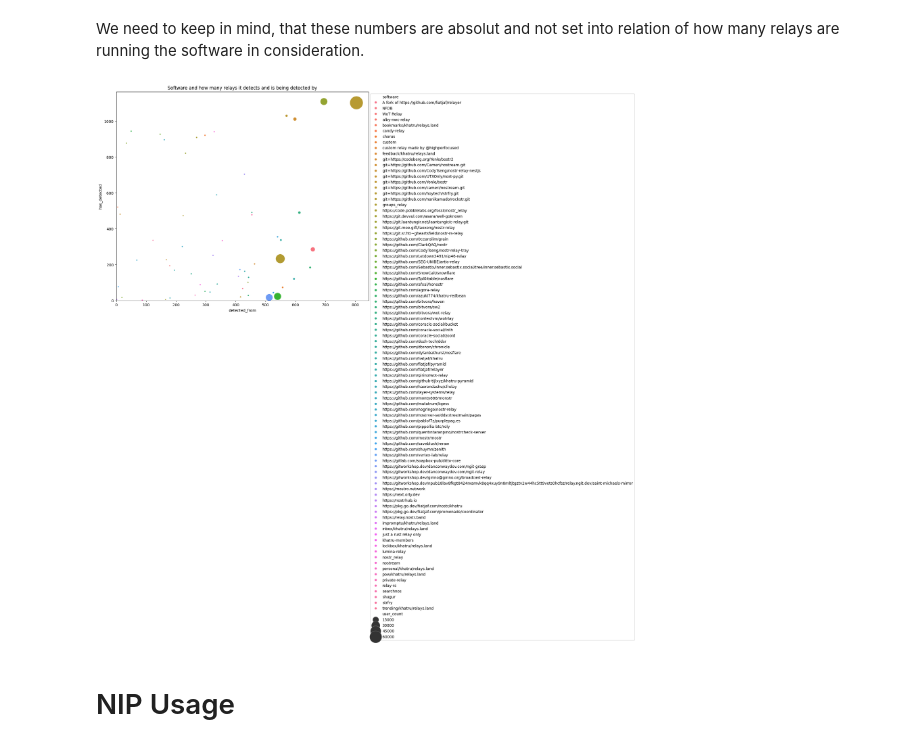
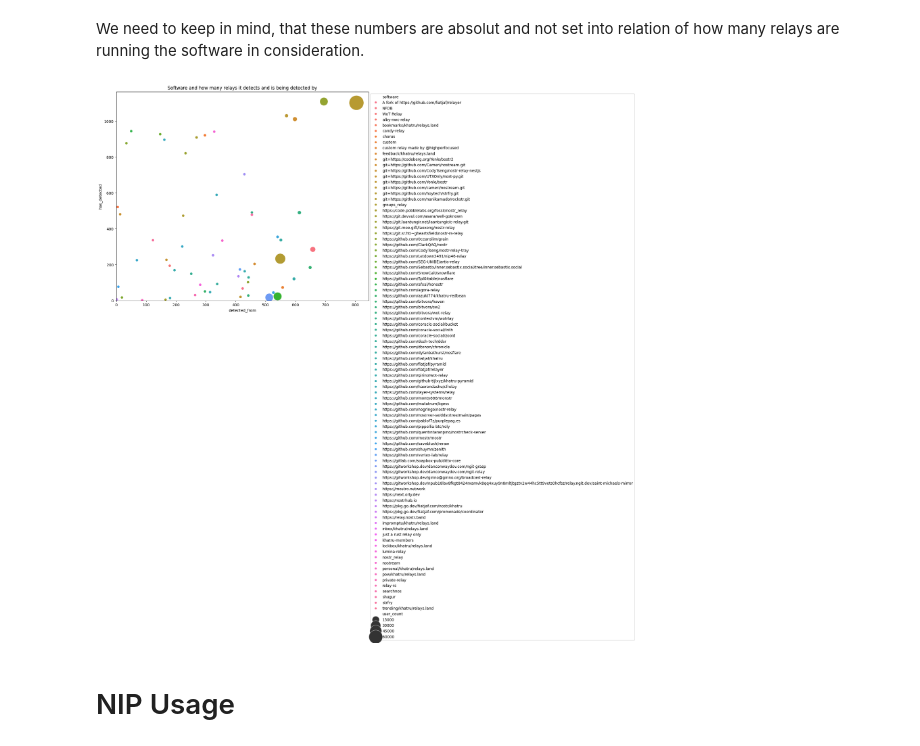
Before and after one commit to SEG-UNIBE/artio-insight, a Jupyter notebook: notebooks/artio.ipynb, the cells around one changed output. Cells and saved outputs as stored; diff of their text form; code cells hidden in the pictures.

```diff
--- a/notebooks/artio.ipynb
+++ b/notebooks/artio.ipynb
@@ -633,26 +705,26 @@ We need to keep in mind, that these numbers are absolut and not set into relatio
 # %%
 fig, ax = plt.subplots(figsize=(12, 10))
 sb.scatterplot(
     software_joined,
     hue="software",
     x="detected_from",
     y="has_detected",
     size="user_count",
     markers="user_count",
-    sizes=(10, 1200),
+    sizes=(50, 1500),
     alpha=1,
     ax=ax
 )
 
 plt.xlim(0)
 plt.ylim(0)
 
 plt.title("Software and how many relays it detects and is being detected by")
 sb.move_legend(ax, "upper left", bbox_to_anchor=(1, 1))
 save_pdf(plt, "software_detects_is-detected_legend")
 plt.show()
 # %% [output]
-[figure, old version]
+[figure, new version]
 # %% [markdown]
 # NIP Usage
 # %%
```
Also changed, not shown: parts of 29 cells of this notebook, 2 other files.
